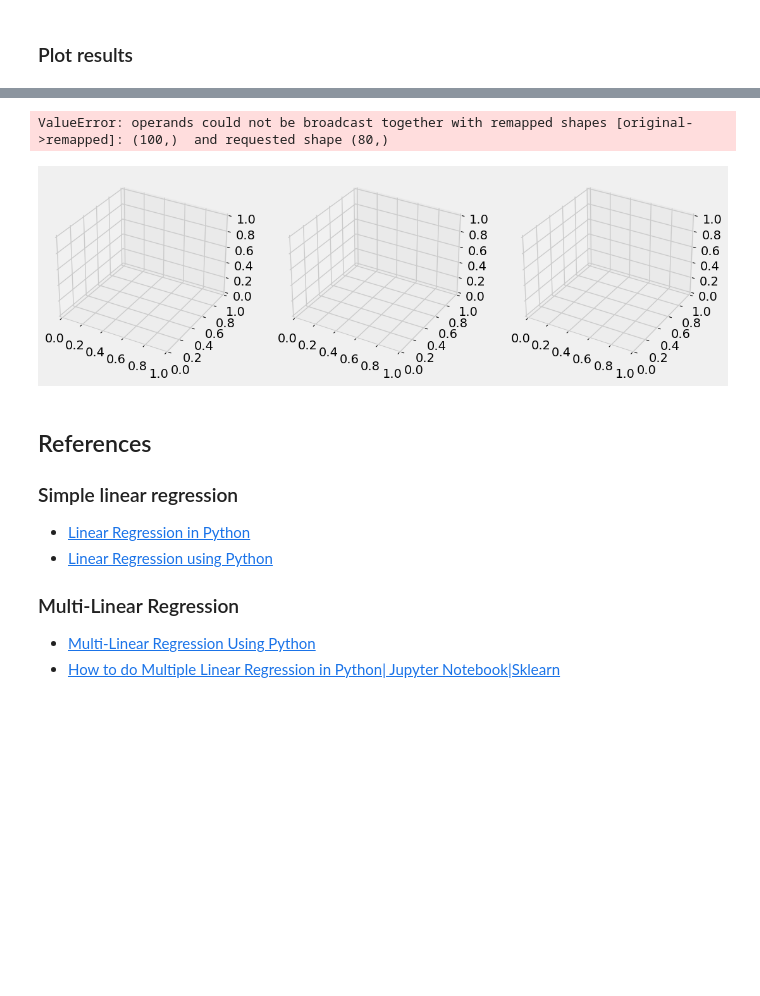
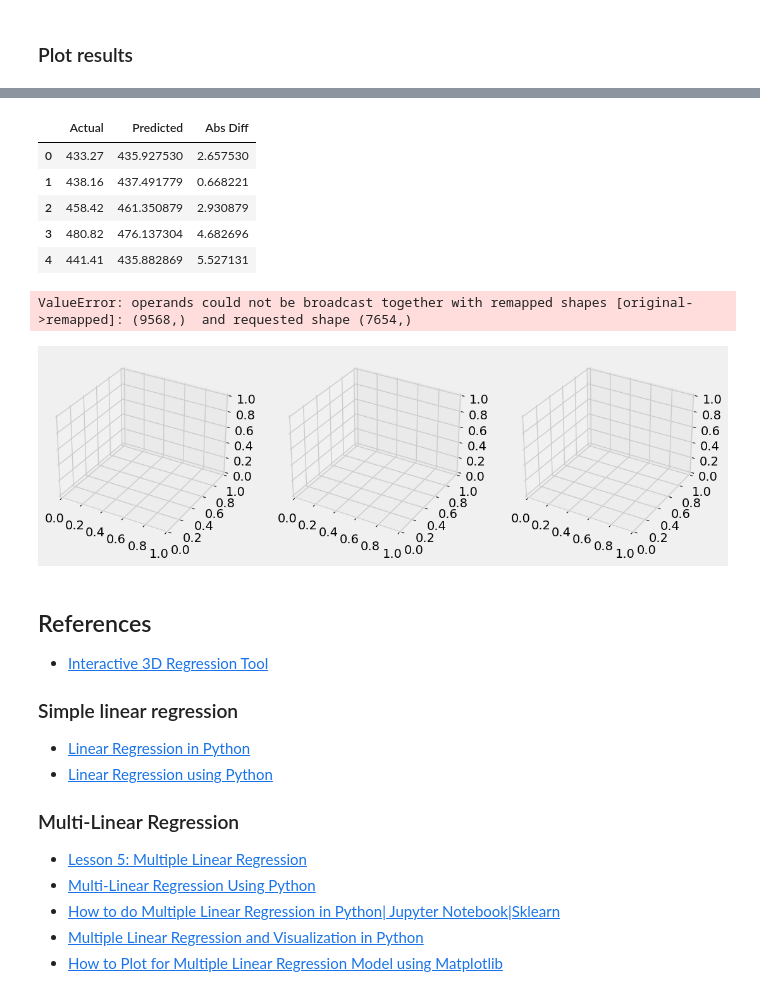
Before and after one commit to bc913/ai_ml_notes, a Jupyter notebook: jupyter/linear_reg.ipynb, the cells around one changed output, grey strips where cells are left out. Cells and saved outputs as stored; diff of their text form; code cells hidden in the pictures; blank space fills up the shorter version.

Commit message:
Update linear regression

```diff
--- a/jupyter/linear_reg.ipynb
+++ b/jupyter/linear_reg.ipynb
@@ -150,3 +162,13 @@ y_pred.shape
+# %%
+pred_y_df = pd.DataFrame({'Actual': y_test, 'Predicted': y_pred, 'Abs Diff': np.abs(y_test - y_pred)})
+pred_y_df.head()
+# %% [output]
+|  | Actual | Predicted | Abs Diff |
+| 0 | 433.27 | 435.927530 | 2.657530 |
+| 1 | 438.16 | 437.491779 | 0.668221 |
+| 2 | 458.42 | 461.350879 | 2.930879 |
+| 3 | 480.82 | 476.137304 | 4.682696 |
+| 4 | 441.41 | 435.882869 | 5.527131 |
 # %%
 plt.style.use('fivethirtyeight')
 
@@ -159,11 +181,11 @@ ax3 = fig.add_subplot(133, projection='3d')
 axes = [ax1, ax2, ax3]
 
 for ax in axes:
-    ax.plot(x_train[:, 0], x_train[:, 1], y_data, color='k', zorder=15, linestyle='none', marker='o', alpha=0.5)
+    #ax.plot(x_train[:, 0], x_train[:, 1], y_data, color='k', zorder=15, linestyle='none', marker='o', alpha=0.5)
     ax.scatter(x_test[:, 0], x_test[:, 1], y_pred, facecolor=(0,0,0,0), s=20, edgecolor='#70b3f0')
-    ax.set_xlabel('Price', fontsize=12)
-    ax.set_ylabel('Advertising', fontsize=12)
-    ax.set_zlabel('Pie Sales', fontsize=12)
+    ax.set_xlabel('AT', fontsize=12)
+    ax.set_ylabel('V', fontsize=12)
+    ax.set_zlabel('Predicted', fontsize=12)
     ax.locator_params(nbins=4, axis='x')
     ax.locator_params(nbins=5, axis='x')
 
@@ -175,13 +197,17 @@ fig.suptitle('Multi-Linear Regression Model Visualization ($R^2 = %.2f$)' % r2,
 
 fig.tight_layout()
 # %% [output]
-ValueError: operands could not be broadcast together with remapped shapes [original->remapped]: (100,)  and requested shape (80,)
+ValueError: operands could not be broadcast together with remapped shapes [original->remapped]: (9568,)  and requested shape (7654,)
 [figure]
 # %% [markdown]
 ## References
+- [Interactive 3D Regression Tool](https://miabellaai.net/regression.html)
 ### Simple linear regression
 - [Linear Regression in Python](https://realpython.com/linear-regression-in-python/)
 - [Linear Regression using Python](https://towardsdatascience.com/linear-regression-using-python-b136c91bf0a2)
 ### Multi-Linear Regression
+- [Lesson 5: Multiple Linear Regression](https://online.stat.psu.edu/stat501/book/export/html/918)
 - [Multi-Linear Regression Using Python](https://medium.com/swlh/multi-linear-regression-using-python-44bd0d10082d)
 - [How to do Multiple Linear Regression in Python| Jupyter Notebook|Sklearn](https://www.youtube.com/watch?v=WngoqVB6cXw)
+- [Multiple Linear Regression and Visualization in Python](https://aegis4048.github.io/mutiple_linear_regression_and_visualization_in_python)
+- [How to Plot for Multiple Linear Regression Model using Matplotlib](https://saturncloud.io/blog/how-to-plot-for-multiple-linear-regression-model-using-matplotlib/)
```
Also changed, not shown: parts of 10 cells of this notebook, 1 other file.
